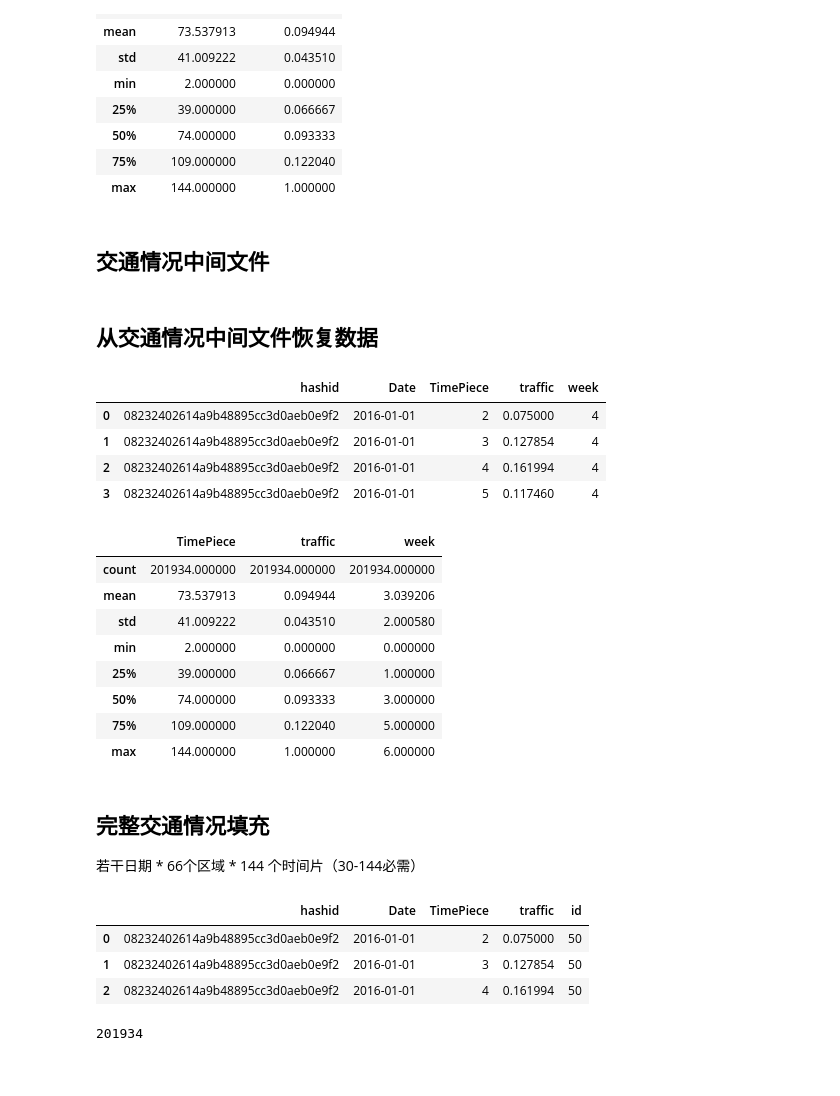
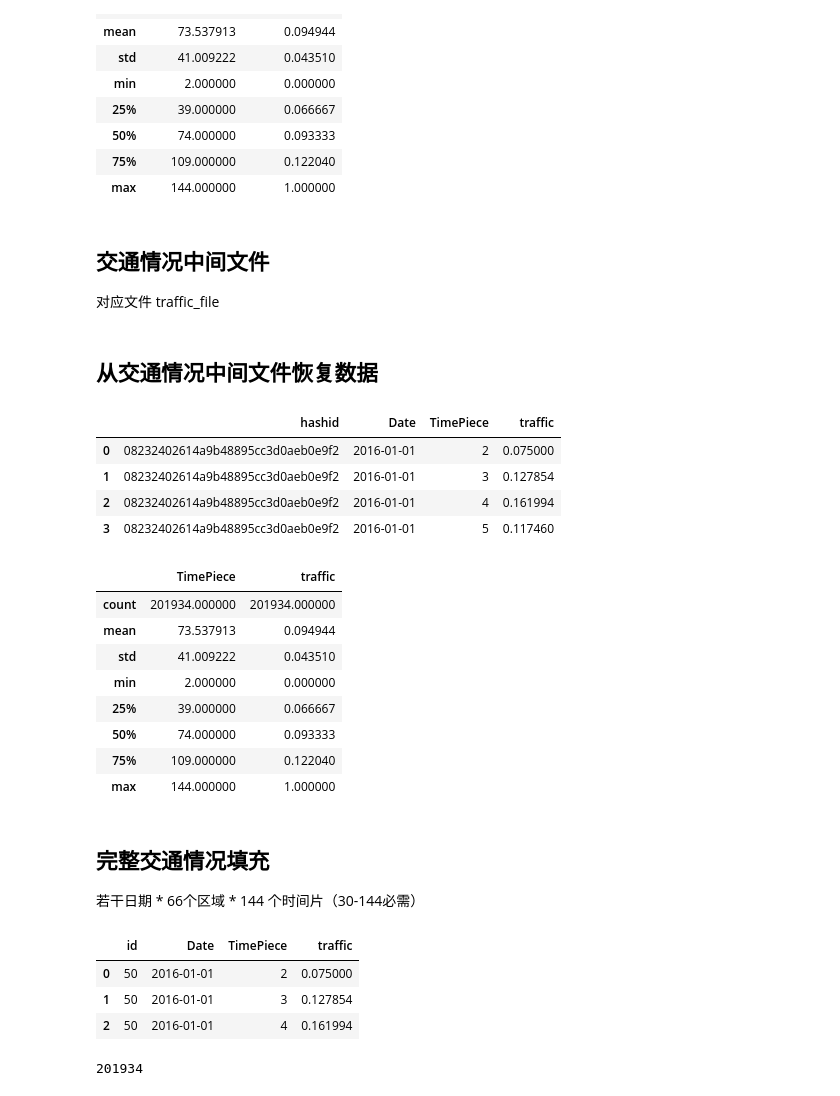
Before and after one commit to sndnyang/kaggle, a Jupyter notebook: didi/预处理.ipynb, the cells around one changed output. Cells and saved outputs as stored; diff of their text form; code cells hidden in the pictures.

```diff
--- a/didi/预处理.ipynb
+++ b/didi/预处理.ipynb
@@ -14,32 +14,46 @@ from datetime import datetime
 ### 文件位置
 # %%
 
+# 训练集数据文件夹
 base_dir = "G:/project/dataset/didi/season_1/training_data"
 
 train_cluster_map_file = os.path.join(base_dir, 'cluster_map', 'cluster_map')
+
+# 这个 POI 不打算使用
 train_poi_file = os.path.join(base_dir, 'poi_data', 'poi_data')
 
+# 训练集的 gap 中间文件
 train_sd_gap_file = os.path.join(base_dir, 'sd_gap.csv')
 
+# 训练集的 order 中间文件
+train_order_file = os.path.join(base_dir, 'order_data', 'order_data.csv')
 
-train_order_file = os.path.join(base_dir, 'order_data', 'order_data.csv')
+train_weather_file = os.path.join(base_dir, 'weather_data', 'weather_data.csv')
 
 train_traffic_file = os.path.join(base_dir, 'traffic_data', 'traffic-data.csv')
 
-all_traffic_file = os.path.join(base_dir, 'traffic_data', 'all_traffic.csv')
-
-
-
-traffic_file = os.path.join(base_dir, "traffic.csv")
-
 # test data directory
 test_base_dir = "G:/project/dataset/didi/season_1/test_set_1"
+
 test_traffic_file = os.path.join(base_dir, 'traffic_data', 'traffic-data.csv')
 test_order_file = os.path.join(test_base_dir, 'order_data', 'order-data.csv')
 
+test_submit_file = os.path.join(test_base_dir, 'test.txt')
 
-sd_gap_file = os.path.join(test_base_dir, '..', 'gap.csv')
+test_weather_file = os.path.join(test_base_dir, 'weather_data', 'weather_data.csv')
 
-test_submit_file = os.path.join(test_base_dir, 'test.txt')
-submit_file = os.path.join(test_base_dir, 'submit.csv')
-result_file = os.path.join(test_base_dir, 'result.csv')
+# 全部交通数据
+all_traffic_file = os.path.join(base_dir, '..', 'traffic.csv')
+
+sd_gap_file = os.path.join(base_dir, '..', 'gap.csv')
+
+weather_file = os.path.join(test_base_dir, '..', 'weather_data.csv')
+
+another_weather = os.path.join(test_base_dir, '..', 'weather.txt')
+full_index_file = os.path.join(base_dir, '..', 'fullindex.csv')
+
+full_file = os.path.join(base_dir, '..', 'full_data.csv')
+
+# 提交文件
+submit_file = os.path.join(test_base_dir, '..', 'submit.csv')
+result_file = os.path.join(test_base_dir, '..', 'result.csv')
@@ -353,45 +317,47 @@ all_traffic.describe()
 | max | 144.000000 | 1.000000 |
 # %% [markdown]
 ## 交通情况中间文件
+
+对应文件 traffic_file
 # %%
 all_traffic.to_csv(traffic_file, index = False)
 # %% [markdown]
 ## 从交通情况中间文件恢复数据
 # %%
-all_traffic = pd.read_csv(traffic_file, dtype={'TimePiece': np.int16})
-all_traffic['week'] = pd.Series([datetime.strptime(e, "%Y-%m-%d").weekday() for e in all_traffic.Date])
+all_traffic = pd.read_csv(all_traffic_file, dtype={'TimePiece': np.int16})
+#all_traffic['week'] = pd.Series([datetime.strptime(e, "%Y-%m-%d").weekday() for e in all_traffic.Date])
 #groupWeek = train_traffic.groupby('week')
 all_traffic[:4]
 # %% [output]
-|  | hashid | Date | TimePiece | traffic | week |
-| 0 | 08232402614a9b48895cc3d0aeb0e9f2 | 2016-01-01 | 2 | 0.075000 | 4 |
-| 1 | 08232402614a9b48895cc3d0aeb0e9f2 | 2016-01-01 | 3 | 0.127854 | 4 |
-| 2 | 08232402614a9b48895cc3d0aeb0e9f2 | 2016-01-01 | 4 | 0.161994 | 4 |
-| 3 | 08232402614a9b48895cc3d0aeb0e9f2 | 2016-01-01 | 5 | 0.117460 | 4 |
+|  | hashid | Date | TimePiece | traffic |
+| 0 | 08232402614a9b48895cc3d0aeb0e9f2 | 2016-01-01 | 2 | 0.075000 |
+| 1 | 08232402614a9b48895cc3d0aeb0e9f2 | 2016-01-01 | 3 | 0.127854 |
+| 2 | 08232402614a9b48895cc3d0aeb0e9f2 | 2016-01-01 | 4 | 0.161994 |
+| 3 | 08232402614a9b48895cc3d0aeb0e9f2 | 2016-01-01 | 5 | 0.117460 |
 # %%
 all_traffic.describe()
 # %% [output]
-|  | TimePiece | traffic | week |
-| count | 201934.000000 | 201934.000000 | 201934.000000 |
-| mean | 73.537913 | 0.094944 | 3.039206 |
-| std | 41.009222 | 0.043510 | 2.000580 |
-| min | 2.000000 | 0.000000 | 0.000000 |
-| 25% | 39.000000 | 0.066667 | 1.000000 |
-| 50% | 74.000000 | 0.093333 | 3.000000 |
-| 75% | 109.000000 | 0.122040 | 5.000000 |
-| max | 144.000000 | 1.000000 | 6.000000 |
+|  | TimePiece | traffic |
+| count | 201934.000000 | 201934.000000 |
+| mean | 73.537913 | 0.094944 |
+| std | 41.009222 | 0.043510 |
+| min | 2.000000 | 0.000000 |
+| 25% | 39.000000 | 0.066667 |
+| 50% | 74.000000 | 0.093333 |
+| 75% | 109.000000 | 0.122040 |
+| max | 144.000000 | 1.000000 |
 # %% [markdown]
 ## 完整交通情况填充
 
 若干日期 * 66个区域 * 144 个时间片（30-144必需）
 # %%
-all_traffic = all_traffic.merge(cluster_map, left_on='hashid', right_on='hashid')
+all_traffic = all_traffic.merge(cluster_map, left_on='hashid', right_on='hashid').loc[:, ['id', 'Date', 'TimePiece', 'traffic']]
 all_traffic[:3]
 # %% [output]
-|  | hashid | Date | TimePiece | traffic | id |
-| 0 | 08232402614a9b48895cc3d0aeb0e9f2 | 2016-01-01 | 2 | 0.075000 | 50 |
-| 1 | 08232402614a9b48895cc3d0aeb0e9f2 | 2016-01-01 | 3 | 0.127854 | 50 |
-| 2 | 08232402614a9b48895cc3d0aeb0e9f2 | 2016-01-01 | 4 | 0.161994 | 50 |
+|  | id | Date | TimePiece | traffic |
+| 0 | 50 | 2016-01-01 | 2 | 0.075000 |
+| 1 | 50 | 2016-01-01 | 3 | 0.127854 |
+| 2 | 50 | 2016-01-01 | 4 | 0.161994 |
 # %%
 print len(all_traffic)
 # %% [output]
```
Also changed, not shown: parts of 79 cells of this notebook.
